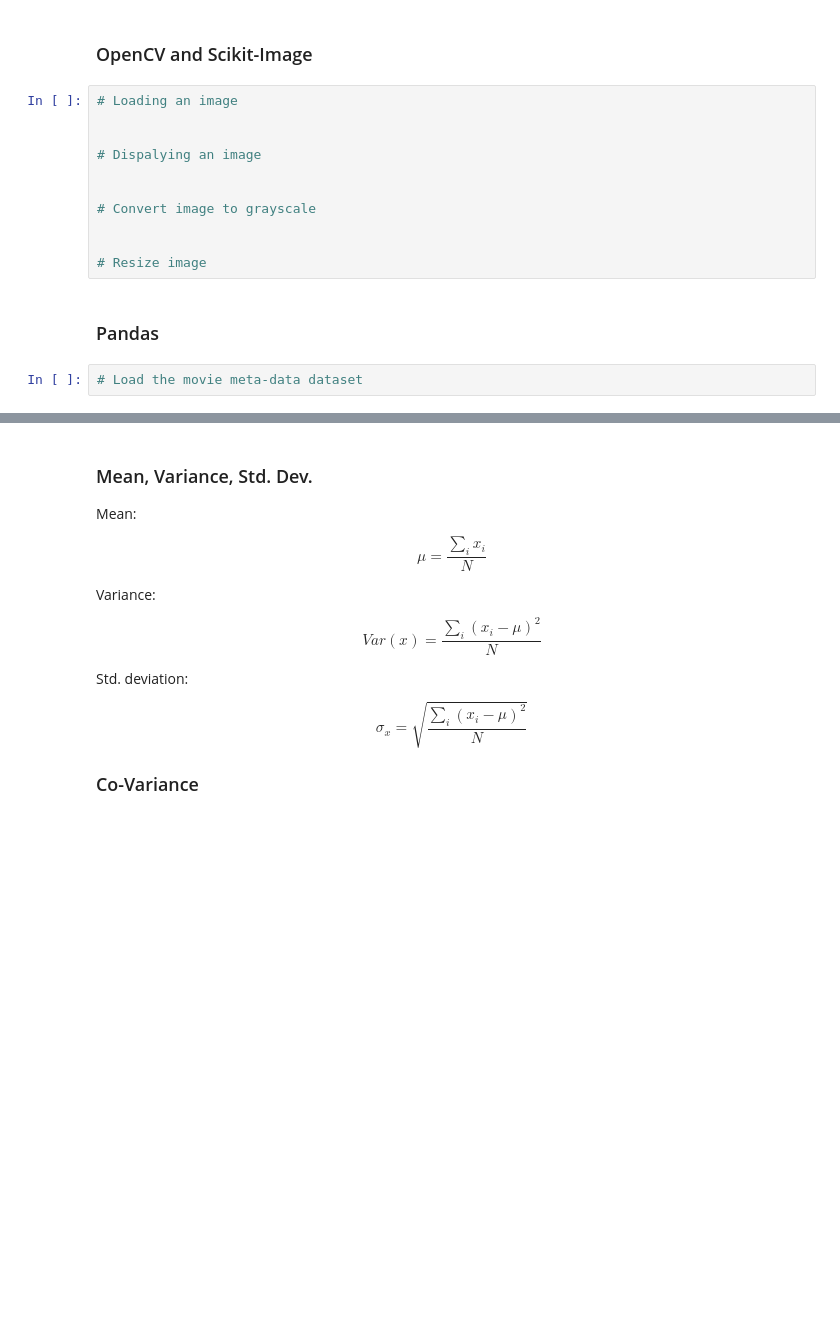
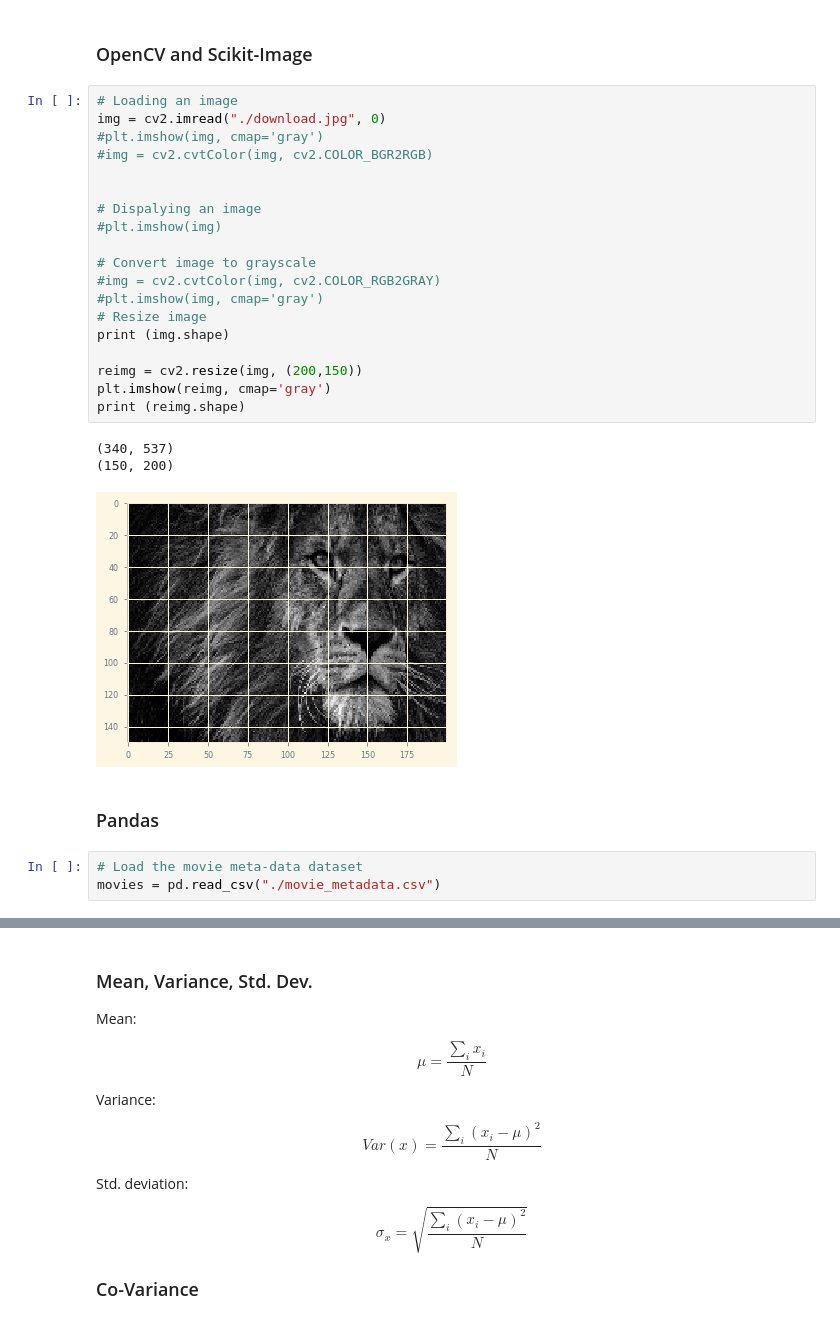
Before and after one commit to coding-blocks-archives/machine-learning-2-pitampura-june-2019, a Jupyter notebook: class_02/Libraries and Statistical Computation.ipynb, the cells around one changed output, grey strips where cells are left out. Drawn from its saved outputs; the diff is of its cells as text; blank space fills up the shorter version.

```diff
--- a/class_02/Libraries and Statistical Computation.ipynb
+++ b/class_02/Libraries and Statistical Computation.ipynb
@@ -36,17 +127,30 @@
 # %% [markdown]
 ### OpenCV and Scikit-Image
-# %%
-# Loading an image
-
-
-# Dispalying an image
-
-
-# Convert image to grayscale
-
-
-# Resize image
+# %%
+# Loading an image
+img = cv2.imread("./download.jpg", 0)
+#plt.imshow(img, cmap='gray')
+#img = cv2.cvtColor(img, cv2.COLOR_BGR2RGB)
+
+
+# Dispalying an image
+#plt.imshow(img)
+
+# Convert image to grayscale
+#img = cv2.cvtColor(img, cv2.COLOR_RGB2GRAY)
+#plt.imshow(img, cmap='gray')
+# Resize image
+print (img.shape)
+
+reimg = cv2.resize(img, (200,150))
+plt.imshow(reimg, cmap='gray')
+print (reimg.shape)
+# %% [output]
+(340, 537)
+(150, 200)
+[figure, added]
 # %% [markdown]
 ### Pandas
 # %%
 # Load the movie meta-data dataset
+movies = pd.read_csv("./movie_metadata.csv")
```
Also changed, not shown: parts of 23 cells of this notebook.
